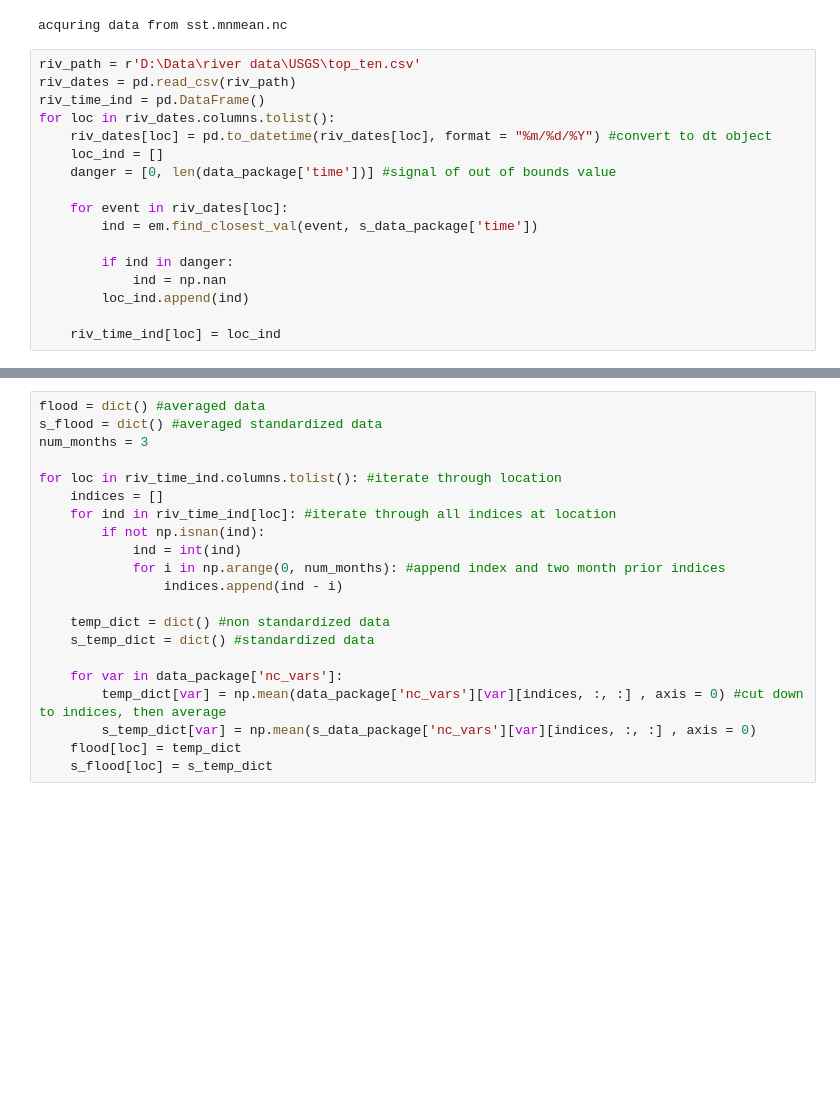
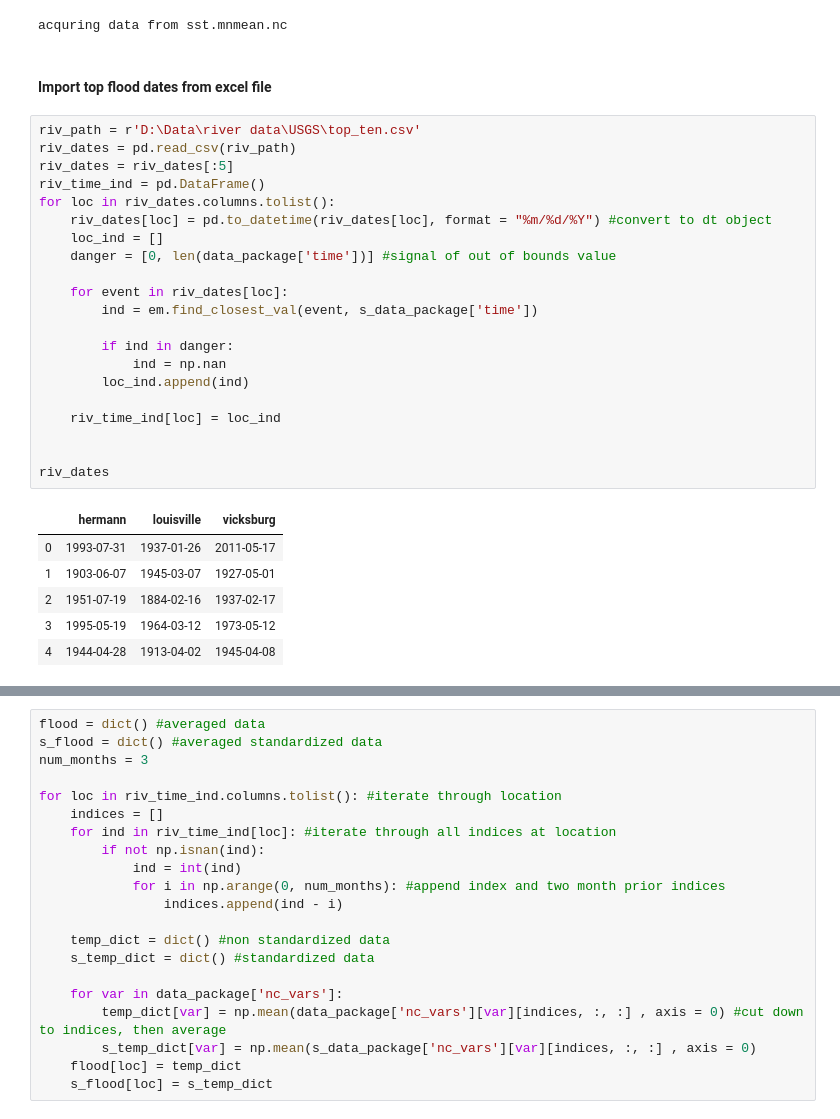
Before and after one commit to b-r-hamilton/miss-atmo, a Jupyter notebook: sst_anomaly.ipynb, the cells around one changed output, grey strips where cells are left out. Drawn from its saved outputs; the diff is of its cells as text; blank space fills up the shorter version.

```diff
--- a/sst_anomaly.ipynb
+++ b/sst_anomaly.ipynb
@@ -17,20 +21,33 @@ s_data_package = copy.deepcopy(data_package)
 s_data_package['nc_vars']['sst'] = em.normalize_data(np.flip(s_data_package['nc_vars']['sst']), s_data_package['time'])
 # %% [output]
 acquring data from sst.mnmean.nc
+# %% [markdown]
+#### Import top flood dates from excel file
 # %%
 riv_path = r'D:\Data\river data\USGS\top_ten.csv'
 riv_dates = pd.read_csv(riv_path)
+riv_dates = riv_dates[:5]
 riv_time_ind = pd.DataFrame()
 for loc in riv_dates.columns.tolist():
     riv_dates[loc] = pd.to_datetime(riv_dates[loc], format = "%m/%d/%Y") #convert to dt object
     loc_ind = []
     danger = [0, len(data_package['time'])] #signal of out of bounds value
 
     for event in riv_dates[loc]:
         ind = em.find_closest_val(event, s_data_package['time'])
 
         if ind in danger:
             ind = np.nan
         loc_ind.append(ind)
 
     riv_time_ind[loc] = loc_ind
+
+
+riv_dates
+# %% [output]
+|  | hermann | louisville | vicksburg |
+| 0 | 1993-07-31 | 1937-01-26 | 2011-05-17 |
+| 1 | 1903-06-07 | 1945-03-07 | 1927-05-01 |
+| 2 | 1951-07-19 | 1884-02-16 | 1937-02-17 |
+| 3 | 1995-05-19 | 1964-03-12 | 1973-05-12 |
+| 4 | 1944-04-28 | 1913-04-02 | 1945-04-08 |
```
Also changed, not shown: parts of 9 cells of this notebook, 4 other files.
